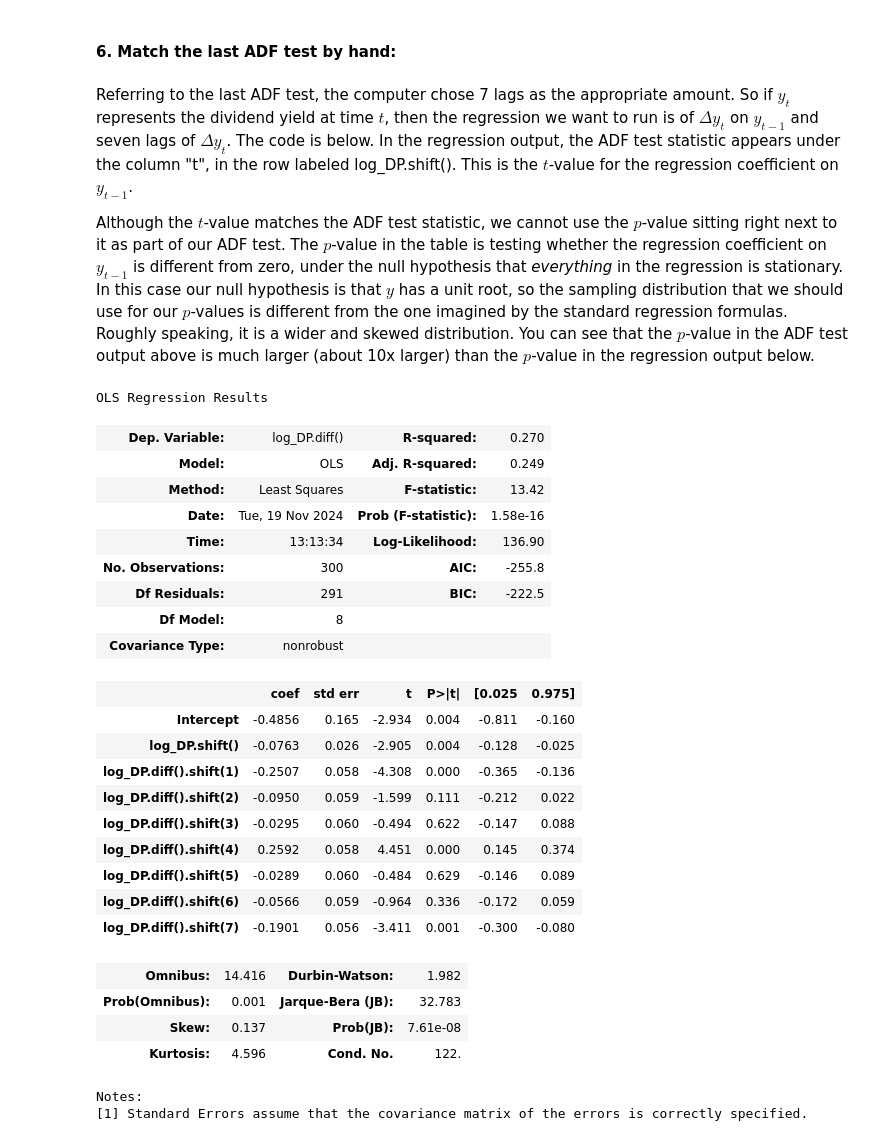
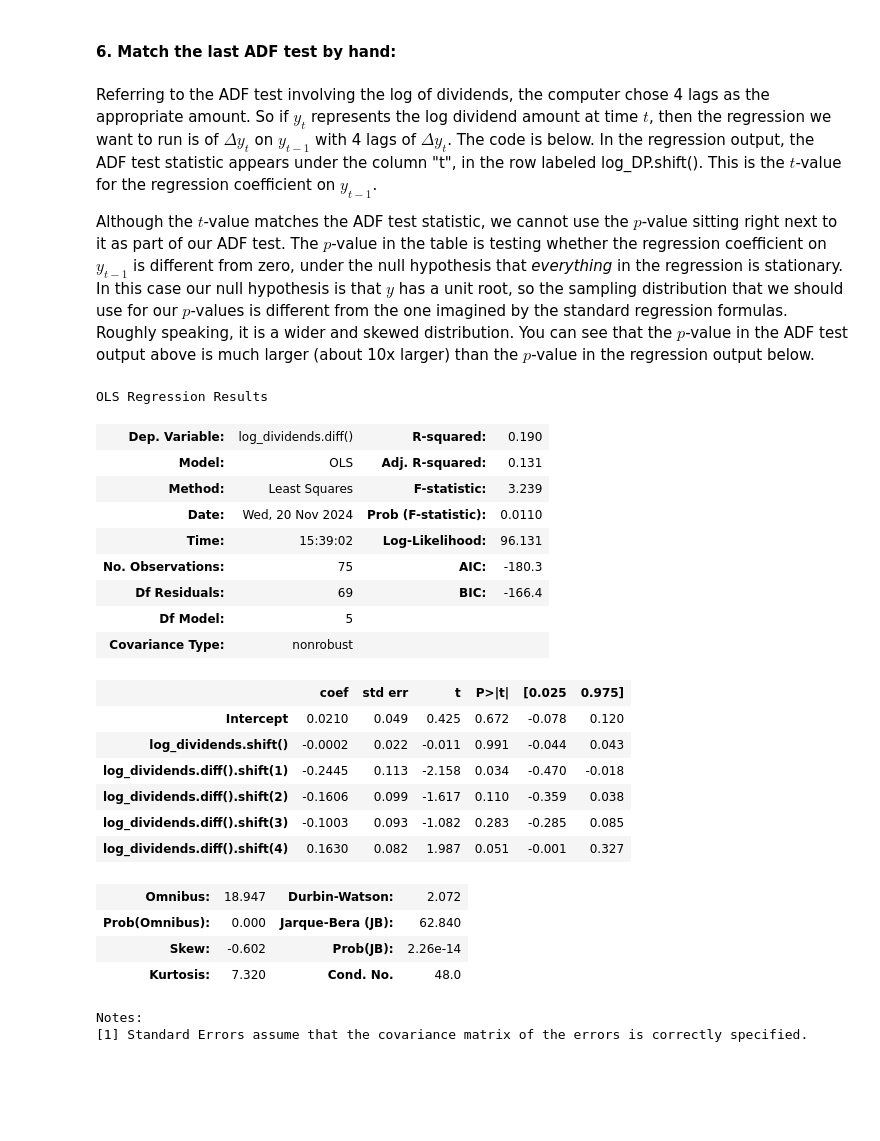
Before and after one commit to wgjm1986/FIN657, a Jupyter notebook: HW2 - AR1 and unit root/Homework 2 solution.ipynb, the cells around one changed output. Cells and saved outputs as stored; diff of their text form; code cells hidden in the pictures; blank space fills up the shorter version.

```diff
--- a/HW2 - AR1 and unit root/Homework 2 solution.ipynb
+++ b/HW2 - AR1 and unit root/Homework 2 solution.ipynb
@@ -22,23 +22,24 @@ from matplotlib import pyplot as plt
 Import data from WRDS: S&P 500 returns, dividends, levels.
 # %%
 wrds_conn = wrds.Connection(wrds_username='wmann')
+data = wrds_conn.raw_sql("select caldt, vwretd, vwretx, spindx, totval from crsp_a_indexes.msp500")
+wrds_conn.close()
 
-data = wrds_conn.raw_sql("select caldt, vwretd, vwretx, spindx, totval from crsp_a_indexes.msp500")
 data['month'] = pd.to_datetime(data['caldt']).dt.to_period('M')
 data = data.set_index(['month']).drop('caldt',axis=1)
 
 # Calculate S&P 500 dividends as the difference between monthly return with and without dividends.
-data['dividends'] = ( data['vwretd'] - data['vwretx'] )*data['spindx'].shift()
+data['dividends_mth'] = ( data['vwretd'] - data['vwretx'] )*data['spindx'].shift()
 
 # Aggregate dataset to quarterly level.
 dataq = data.reset_index()
 dataq['quarter'] = dataq['month'].dt.to_timestamp().dt.to_period('Q')
 dataq = dataq.set_index('quarter')
-dataq['dividends2'] = dataq.groupby(level=0).dividends.sum()
+dataq['dividends_qtr'] = dataq.groupby(level=0)['dividends_mth'].sum()
 dataq = dataq.groupby(level=0).last()
 
 # dataq = dataq['1926Q1':]
-dataq = dataq['1946':'2022']
+dataq = dataq['2004':]
 # %% [output]
 Loading library list...
 Done
@@ -48,10 +49,10 @@ Calculate the series that we will actually use in the analysis
 log_spindx = np.log(dataq['spindx'])
 log_spindx_growth = log_spindx.diff().dropna()
 
-log_dividends = np.log(dataq['dividends'])
+log_dividends = np.log(dataq['dividends_qtr'])
 log_dividends_growth = log_dividends.diff().dropna()
 
-log_DP = np.log(dataq['dividends']/dataq['spindx'])
+log_DP = np.log(dataq['dividends_qtr']/dataq['spindx'])
 # %% [markdown]
 ## Assignment
 # %% [markdown]
@@ -218,43 +215,37 @@ It is not surprising that the picture is unclear for this particular series. The
 # %% [markdown]
 #### 6. Match the last ADF test by hand:
 # %% [markdown]
-Referring to the last ADF test, the computer chose 7 lags as the appropriate amount. So if $y_t$ represents the dividend yield at time $t$, then the regression we want to run is of $\Delta y_t$ on $y_{t-1}$ and seven lags of $\Delta y_t$. The code is below.
+Referring to the ADF test involving the log of dividends, the computer chose 4 lags as the appropriate amount. So if $y_t$ represents the log dividend amount at time $t$, then the regression we want to run is of $\Delta y_t$ on $y_{t-1}$ with 4 lags of $\Delta y_t$. The code is below.
 In the regression output, the ADF test statistic appears under the column "t", in the row labeled log_DP.shift(). This is the $t$-value for the regression coefficient on $y_{t-1}$.
 
 Although the $t$-value matches the ADF test statistic, we cannot use the $p$-value sitting right next to it as part of our ADF test. The $p$-value in the table is testing whether the regression coefficient on $y_{t-1}$ is different from zero, under the null hypothesis that *everything* in the regression is stationary. In this case our null hypothesis is that $y$ has a unit root, so the sampling distribution that we should use for our $p$-values is different from the one imagined by the standard regression formulas. Roughly speaking, it is a wider and skewed distribution. You can see that the $p$-value in the ADF test output above is much larger (about 10x larger) than the $p$-value in the regression output below.
 # %%
-ols("log_DP.diff() ~ log_DP.shift() \
-    + log_DP.diff().shift(1) \
-    + log_DP.diff().shift(2) \
-    + log_DP.diff().shift(3) \
-    + log_DP.diff().shift(4) \
-    + log_DP.diff().shift(5) \
-    + log_DP.diff().shift(6) \
-    + log_DP.diff().shift(7)",data=log_DP).fit().summary()
+ols("log_dividends.diff() ~ log_dividends.shift() \
+    + log_dividends.diff().shift(1) \
+    + log_dividends.diff().shift(2) \
+    + log_dividends.diff().shift(3) \
+    + log_dividends.diff().shift(4)",data=log_DP).fit().summary()
 # %% [output]
 OLS Regression Results
-| Dep. Variable: | log_DP.diff() | R-squared: | 0.270 |
-| Model: | OLS | Adj. R-squared: | 0.249 |
-| Method: | Least Squares | F-statistic: | 13.42 |
-| Date: | Tue, 19 Nov 2024 | Prob (F-statistic): | 1.58e-16 |
-| Time: | 13:13:34 | Log-Likelihood: | 136.90 |
-| No. Observations: | 300 | AIC: | -255.8 |
-| Df Residuals: | 291 | BIC: | -222.5 |
-| Df Model: | 8 |  |  |
+| Dep. Variable: | log_dividends.diff() | R-squared: | 0.190 |
+| Model: | OLS | Adj. R-squared: | 0.131 |
+| Method: | Least Squares | F-statistic: | 3.239 |
+| Date: | Wed, 20 Nov 2024 | Prob (F-statistic): | 0.0110 |
+| Time: | 15:39:02 | Log-Likelihood: | 96.131 |
+| No. Observations: | 75 | AIC: | -180.3 |
+| Df Residuals: | 69 | BIC: | -166.4 |
+| Df Model: | 5 |  |  |
 | Covariance Type: | nonrobust |  |  |
 |  | coef | std err | t | P>|t| | [0.025 | 0.975] |
-| Intercept | -0.4856 | 0.165 | -2.934 | 0.004 | -0.811 | -0.160 |
-| log_DP.shift() | -0.0763 | 0.026 | -2.905 | 0.004 | -0.128 | -0.025 |
-| log_DP.diff().shift(1) | -0.2507 | 0.058 | -4.308 | 0.000 | -0.365 | -0.136 |
-| log_DP.diff().shift(2) | -0.0950 | 0.059 | -1.599 | 0.111 | -0.212 | 0.022 |
-| log_DP.diff().shift(3) | -0.0295 | 0.060 | -0.494 | 0.622 | -0.147 | 0.088 |
-| log_DP.diff().shift(4) | 0.2592 | 0.058 | 4.451 | 0.000 | 0.145 | 0.374 |
-| log_DP.diff().shift(5) | -0.0289 | 0.060 | -0.484 | 0.629 | -0.146 | 0.089 |
-| log_DP.diff().shift(6) | -0.0566 | 0.059 | -0.964 | 0.336 | -0.172 | 0.059 |
-| log_DP.diff().shift(7) | -0.1901 | 0.056 | -3.411 | 0.001 | -0.300 | -0.080 |
+| Intercept | 0.0210 | 0.049 | 0.425 | 0.672 | -0.078 | 0.120 |
+| log_dividends.shift() | -0.0002 | 0.022 | -0.011 | 0.991 | -0.044 | 0.043 |
+| log_dividends.diff().shift(1) | -0.2445 | 0.113 | -2.158 | 0.034 | -0.470 | -0.018 |
+| log_dividends.diff().shift(2) | -0.1606 | 0.099 | -1.617 | 0.110 | -0.359 | 0.038 |
+| log_dividends.diff().shift(3) | -0.1003 | 0.093 | -1.082 | 0.283 | -0.285 | 0.085 |
+| log_dividends.diff().shift(4) | 0.1630 | 0.082 | 1.987 | 0.051 | -0.001 | 0.327 |
-| Omnibus: | 14.416 | Durbin-Watson: | 1.982 |
-| Prob(Omnibus): | 0.001 | Jarque-Bera (JB): | 32.783 |
-| Skew: | 0.137 | Prob(JB): | 7.61e-08 |
-| Kurtosis: | 4.596 | Cond. No. | 122. |
+| Omnibus: | 18.947 | Durbin-Watson: | 2.072 |
+| Prob(Omnibus): | 0.000 | Jarque-Bera (JB): | 62.840 |
+| Skew: | -0.602 | Prob(JB): | 2.26e-14 |
+| Kurtosis: | 7.320 | Cond. No. | 48.0 |
 Notes:
 [1] Standard Errors assume that the covariance matrix of the errors is correctly specified.
```
Also changed, not shown: parts of 18 cells of this notebook, 2 other files.
